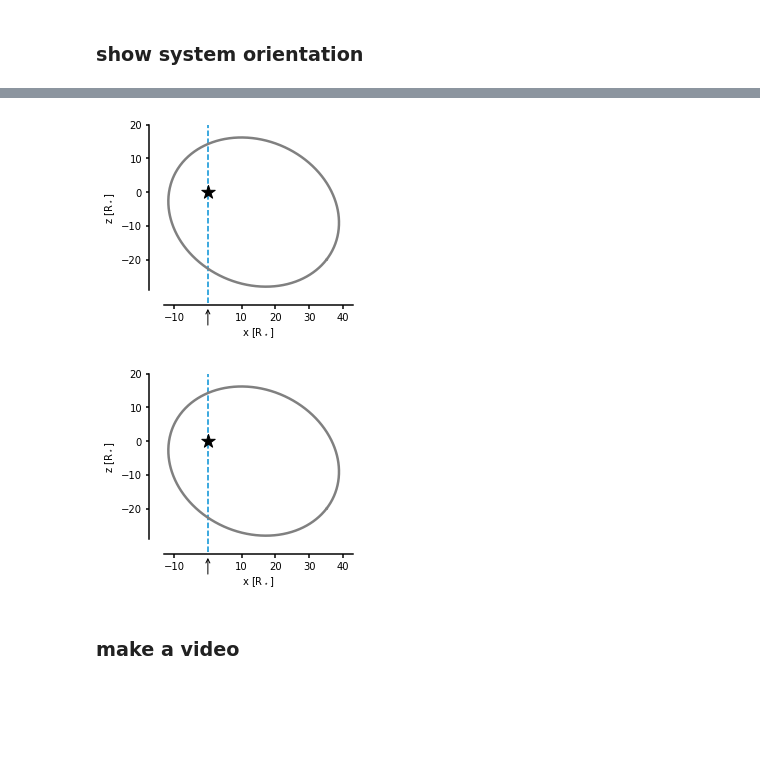
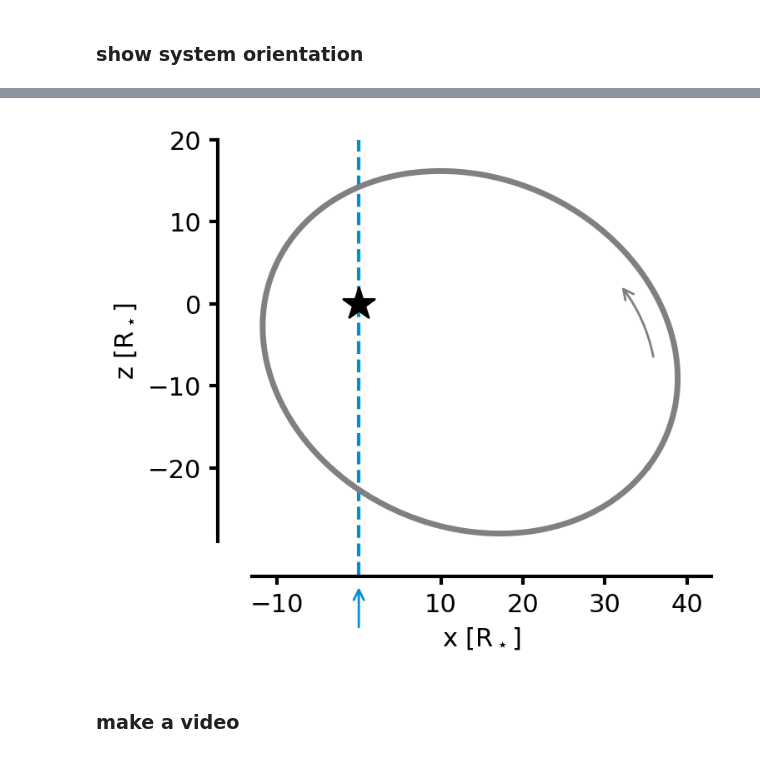
Before and after one commit to matiscke/eccentricWarmJupiter, a Jupyter notebook: 20200312_WINEpaper.ipynb, the cells around one changed output, grey strips where cells are left out. Saved outputs shown, nothing was run; the diff lists cells and outputs as text; code cells hidden in the pictures; blank space fills up the shorter version.

```diff
--- a/20200312_WINEpaper.ipynb
+++ b/20200312_WINEpaper.ipynb
@@ -910,34 +920,39 @@ INFO:starry.ops:Done.
 # %%
+figsize = [4.3, 3.2]
+figsize = [1.05*s for s in figsize] # need to rescale a bit for correct tick labels
 fig, ax = plt.subplots(1, figsize=[figsize[1], figsize[1]]) #equal aspect ratio
 # A.map.show(ax=ax, grid=False, figsize=figsize, cmap='plasma')
 ax.plot(x[1], z[1], c='gray')
 ax.scatter(0, 0, marker="*", color="k", s=200, zorder=10)
 ax.vlines(x=0, ymin=-33, ymax=20, color='C0',ls='--', lw=1.5, clip_on=False)
 # ax.axvline(x=0, color='gray',ls='--', lw=2, clip_on=False)
 ax.annotate('', xy=(0,-34),  xycoords='data',
             xytext=(0, -40),
-            arrowprops=dict(arrowstyle="->"), annotation_clip=False)
+            arrowprops=dict(arrowstyle="->",color='C0'), annotation_clip=False)
+
+# add an arrow for orbit direction
+_ = ax.annotate('', xy=(31.7,2.5), xytext=(36,-7), arrowprops=dict(arrowstyle='->',
+                connectionstyle='arc3,rad=0.13',
+                color='gray'))
 
 
 
 ax.set_xlabel(r"x [R$_\star$]")
 ax.set_ylabel(r"z [R$_\star$]")
 ax.set_xlim([-13,43])
 ax.set_ylim([-29,20])
 # ax.set_title('top')
 ax.spines['right'].set_visible(False)
 ax.spines['top'].set_visible(False)
 ax.spines['left'].set_position(('outward', 15))
 ax.spines['bottom'].set_position(('outward', 15))
 ax.set_aspect("equal")
 
 xticks = ax.xaxis.get_major_ticks()
 xticks[2].label1.set_visible(False) # hide 'zero' ticklabel
 xticks[2].tick1On = False # hide 'zero' ticklabel
+
+fig
 # %% [output]
-[figure, old version]
+[figure, new version]
-# %%
-fig
-# %% [output]
-[figure, removed]
 # %%
```
Also changed, not shown: parts of 7 cells of this notebook, 1 other file.
